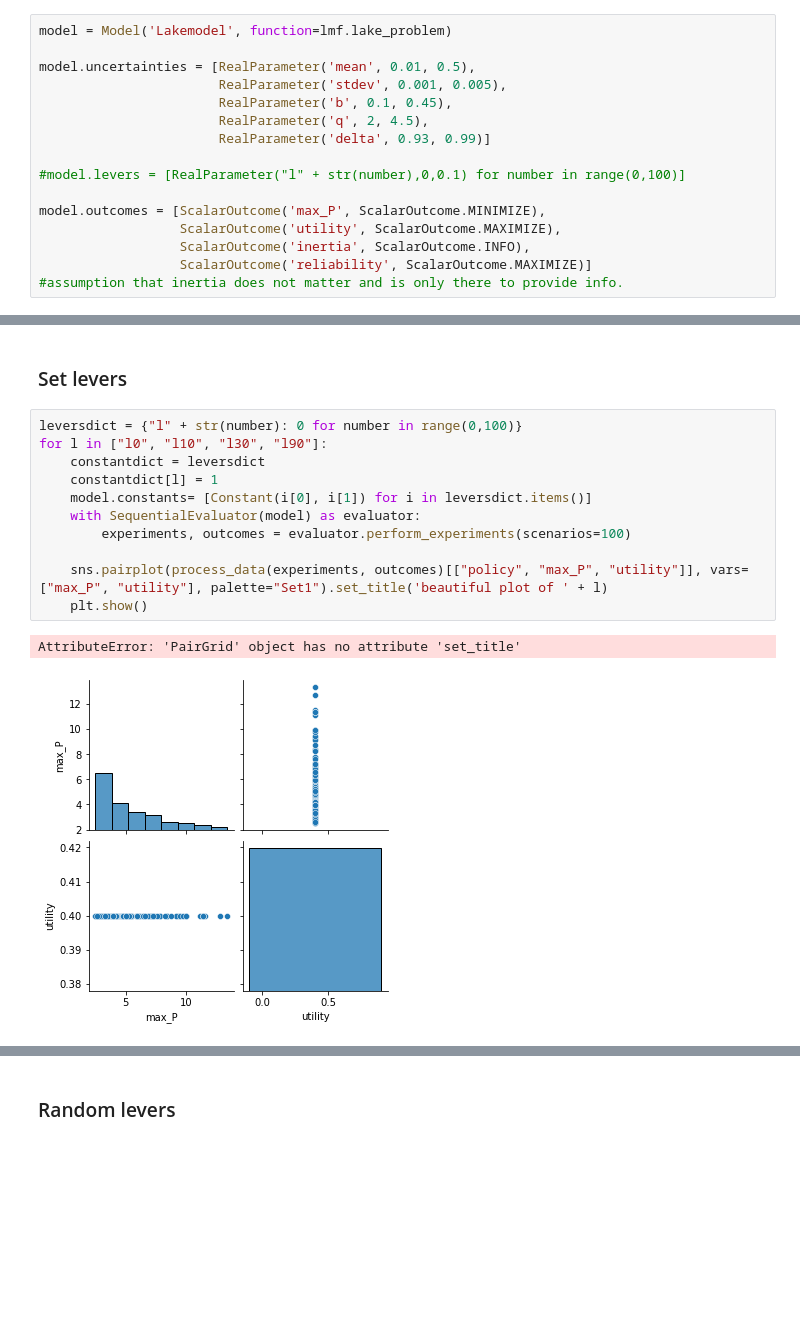
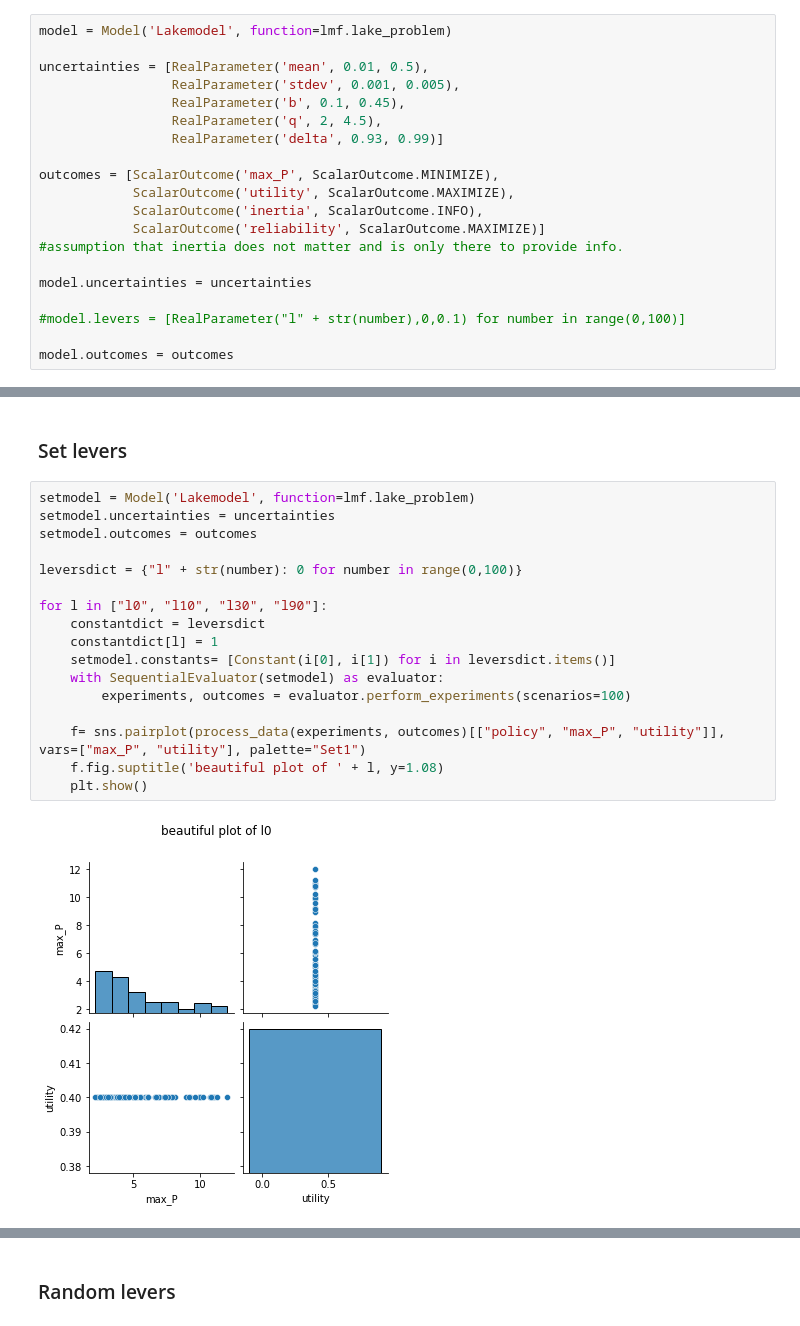
Before and after one commit to Lischip/FabiosDecisions, a Jupyter notebook: epa1361/Week 1-2 - general intro to exploratory modelling/assignment 2 - lakemodel.ipynb, the cells around one changed output, grey strips where cells are left out. Drawn from its saved outputs; the diff is of its cells as text; blank space fills up the shorter version.

Commit message:
set levers updated

```diff
--- a/epa1361/Week 1-2 - general intro to exploratory modelling/assignment 2 - lakemodel.ipynb
+++ b/epa1361/Week 1-2 - general intro to exploratory modelling/assignment 2 - lakemodel.ipynb
@@ -82,19 +82,23 @@ from functions import process_data
 # %%
 model = Model('Lakemodel', function=lmf.lake_problem)
 
-model.uncertainties = [RealParameter('mean', 0.01, 0.5),
-                       RealParameter('stdev', 0.001, 0.005),
-                       RealParameter('b', 0.1, 0.45),
-                       RealParameter('q', 2, 4.5),
-                       RealParameter('delta', 0.93, 0.99)]
+uncertainties = [RealParameter('mean', 0.01, 0.5),
+                 RealParameter('stdev', 0.001, 0.005),
+                 RealParameter('b', 0.1, 0.45),
+                 RealParameter('q', 2, 4.5),
+                 RealParameter('delta', 0.93, 0.99)]
+
+outcomes = [ScalarOutcome('max_P', ScalarOutcome.MINIMIZE),
+            ScalarOutcome('utility', ScalarOutcome.MAXIMIZE),
+            ScalarOutcome('inertia', ScalarOutcome.INFO),
+            ScalarOutcome('reliability', ScalarOutcome.MAXIMIZE)]
+#assumption that inertia does not matter and is only there to provide info.
+
+model.uncertainties = uncertainties
 
 #model.levers = [RealParameter("l" + str(number),0,0.1) for number in range(0,100)]
 
-model.outcomes = [ScalarOutcome('max_P', ScalarOutcome.MINIMIZE),
-                  ScalarOutcome('utility', ScalarOutcome.MAXIMIZE),
-                  ScalarOutcome('inertia', ScalarOutcome.INFO),
-                  ScalarOutcome('reliability', ScalarOutcome.MAXIMIZE)]
-#assumption that inertia does not matter and is only there to provide info.
+model.outcomes = outcomes
 # %% [markdown]
 <h3 style="color: #FF1493"> Analysis</h3>
 <p style="color: #FF1493">
@@ -143,16 +147,21 @@ plt.show()
 # %% [markdown]
 ### Set levers
 # %%
+setmodel = Model('Lakemodel', function=lmf.lake_problem)
+setmodel.uncertainties = uncertainties
+setmodel.outcomes = outcomes
+
 leversdict = {"l" + str(number): 0 for number in range(0,100)}
+
 for l in ["l0", "l10", "l30", "l90"]:
     constantdict = leversdict
     constantdict[l] = 1
-    model.constants= [Constant(i[0], i[1]) for i in leversdict.items()]
-    with SequentialEvaluator(model) as evaluator:
+    setmodel.constants= [Constant(i[0], i[1]) for i in leversdict.items()]
+    with SequentialEvaluator(setmodel) as evaluator:
         experiments, outcomes = evaluator.perform_experiments(scenarios=100)
 
-    sns.pairplot(process_data(experiments, outcomes)[["policy", "max_P", "utility"]], vars=["max_P", "utility"], palette="Set1").set_title('beautiful plot of ' + l)
+    f= sns.pairplot(process_data(experiments, outcomes)[["policy", "max_P", "utility"]], vars=["max_P", "utility"], palette="Set1")
+    f.fig.suptitle('beautiful plot of ' + l, y=1.08)
     plt.show()
 # %% [output]
-AttributeError: 'PairGrid' object has no attribute 'set_title'
-[figure, old version]
+[figure, new version]
```
Also changed, not shown: parts of 2 cells of this notebook.
